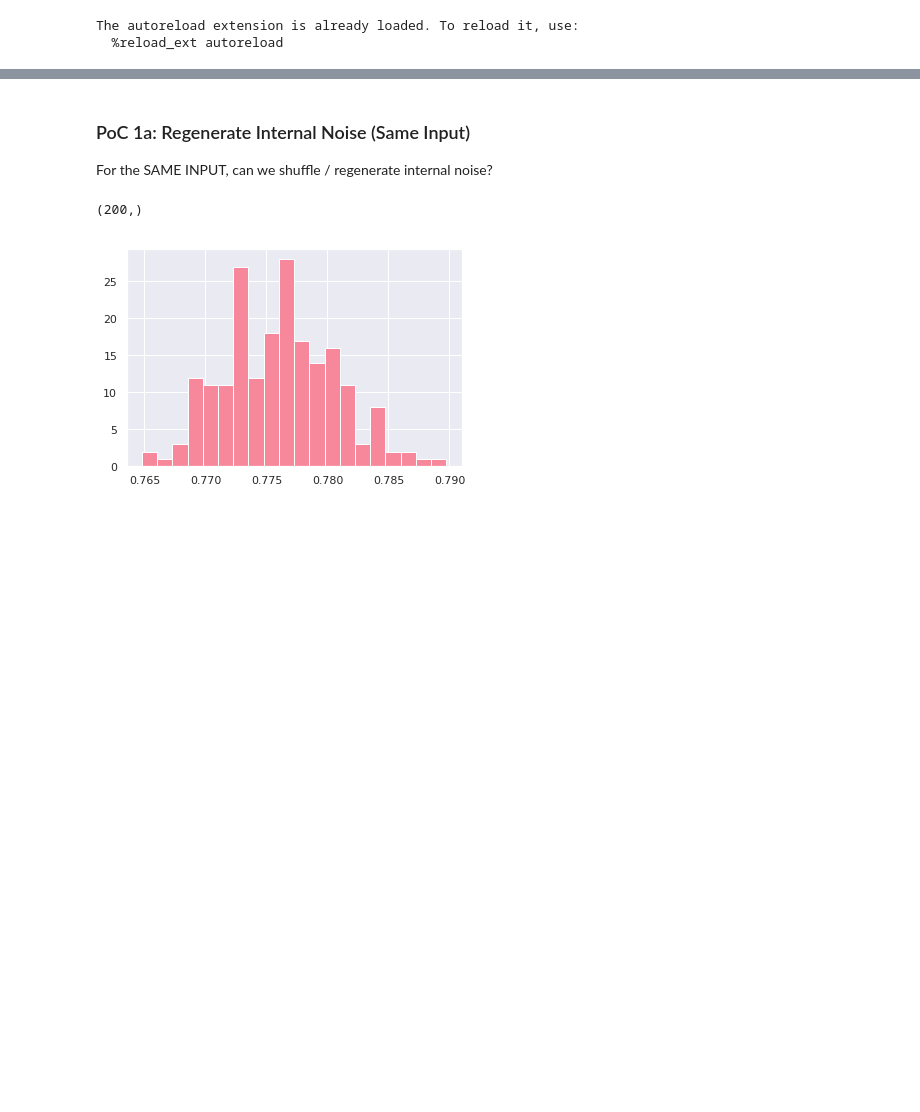
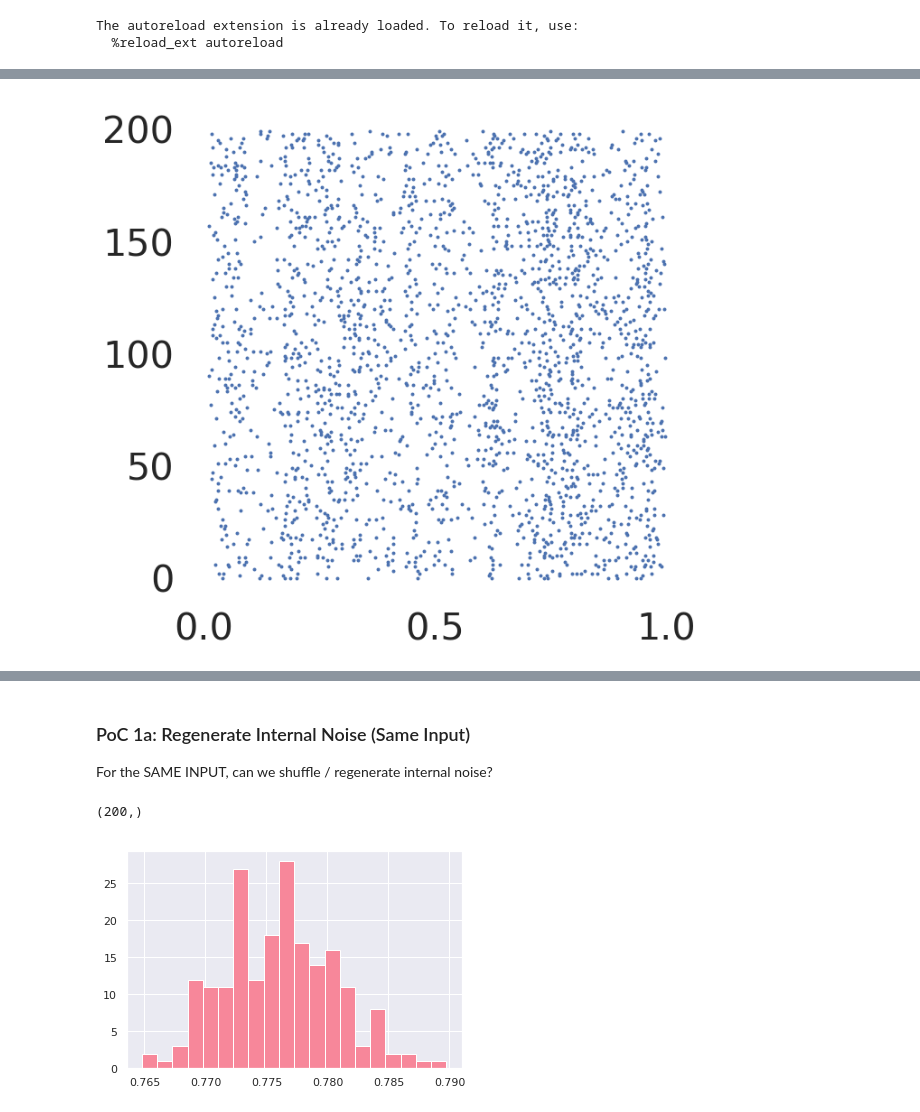
Before and after one commit to nsbspl/async-spike-propagation, a Jupyter notebook: main.ipynb, the cells around one changed output, grey strips where cells are left out. Saved outputs shown, nothing was run; the diff lists cells and outputs as text; code cells hidden in the pictures; blank space fills up the shorter version.

```diff
--- a/main.ipynb
+++ b/main.ipynb
@@ -93,3 +120,15 @@ plt.show()
+# %%
+sns.set(style="white")
+sns.set_context("talk", font_scale=2.5)
+plt.rc('axes',edgecolor='#FFFFFF')
+
+spike_inds, spike_trial = np.where(spike_out[:10000] > 0)
+spike_inds = spike_inds / 10000.0
+plt.figure(figsize=(10,10))
+plt.scatter(spike_inds, spike_trial, s=6, marker='o')
+plt.savefig((os.path.join(GRAPHS_DIR, "output_spikes.png")))
+# %% [output]
+[figure, added]
 # %%
 a = np.where(F_binary[:,10] > 0)[0]
 a.shape
```
Also changed, not shown: parts of 28 cells of this notebook, 2 other files.
